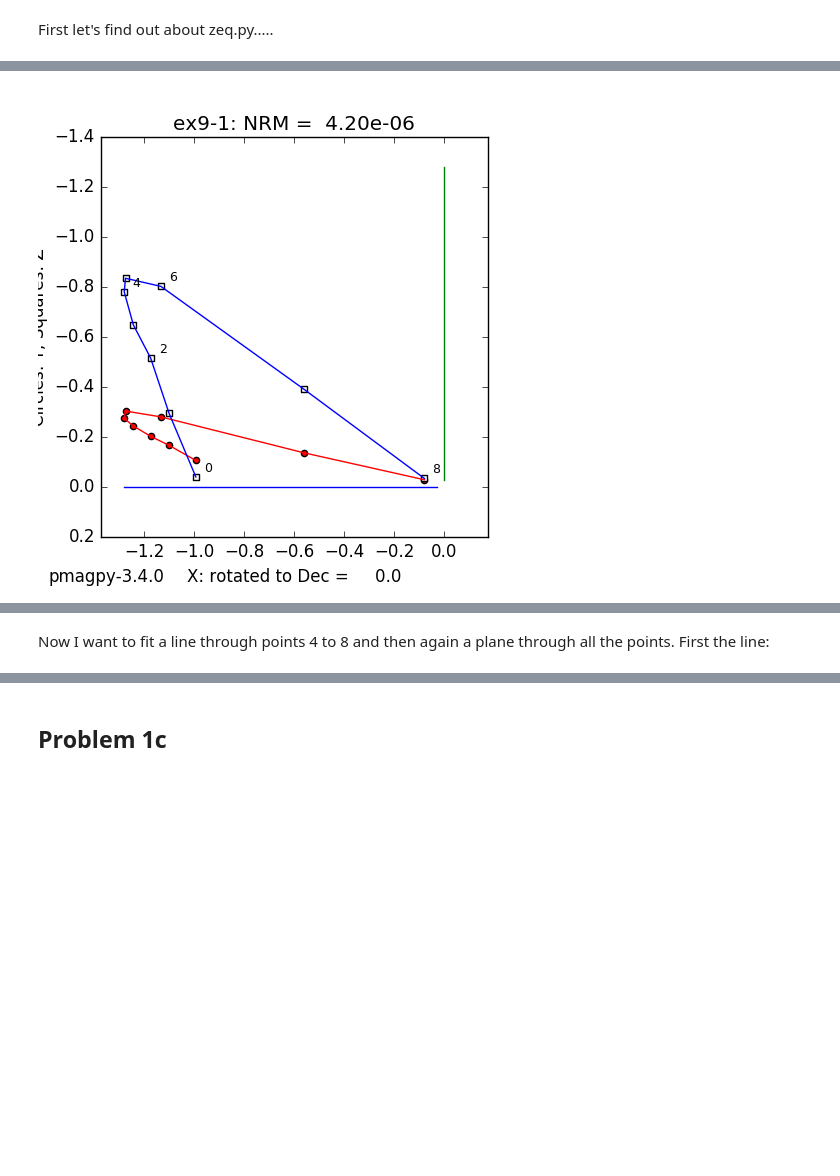
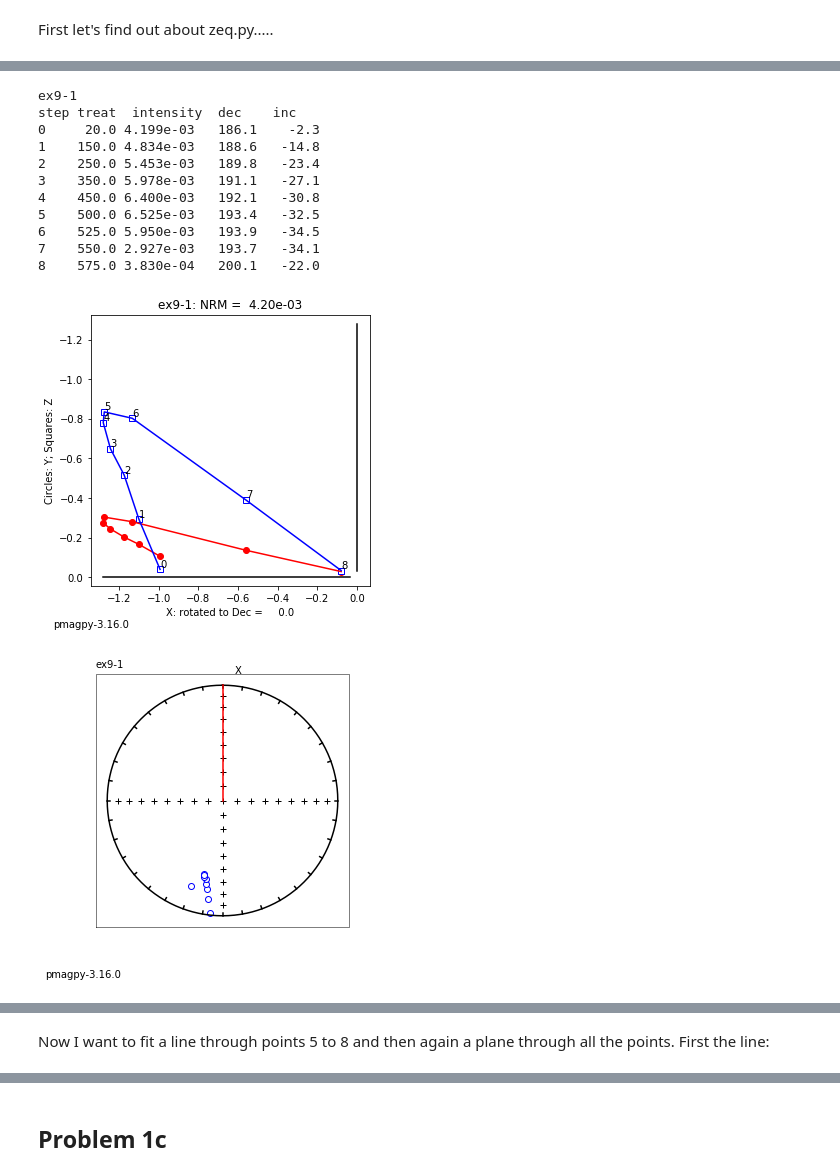
Before and after one commit to ltauxe/Essentials_Notebooks, a Jupyter notebook: Chapter_09/essentials_ch_9.ipynb, the cells around one changed output, grey strips where cells are left out. Saved outputs shown, nothing was run; the diff lists cells and outputs as text; code cells hidden in the pictures; blank space fills up the shorter version.

```diff
--- a/Chapter_09/essentials_ch_9.ipynb
+++ b/Chapter_09/essentials_ch_9.ipynb
@@ -81,5 +83,19 @@ Ahhhh..  so I just set the -f, -u, -sav and -fmt flags:
-# %%
-from IPython.display import Image
-Image(filename='ex9-1_zijd.png')
-# %% [output]
-[figure, removed]
+# %%
+
+reload(ipmag)
+reload(pmagplotlib)
+ipmag.zeq(path_to_file='Chapter_9',file='zijd_example.txt', units='C')
+# %% [output]
+ex9-1
+step treat  intensity  dec    inc
+0     20.0 4.199e-03   186.1    -2.3
+1    150.0 4.834e-03   188.6   -14.8
+2    250.0 5.453e-03   189.8   -23.4
+3    350.0 5.978e-03   191.1   -27.1
+4    450.0 6.400e-03   192.1   -30.8
+5    500.0 6.525e-03   193.4   -32.5
+6    525.0 5.950e-03   193.9   -34.5
+7    550.0 2.927e-03   193.7   -34.1
+8    575.0 3.830e-04   200.1   -22.0
+[figure, added]
+[figure, added]
@@ -86,2 +103,2 @@ Image(filename='ex9-1_zijd.png')
 # %% [markdown]
-Now I want to fit a line through points 4 to 8 and then again a plane through all the points.  First the line:
+Now I want to fit a line through points 5 to 8 and then again a plane through all the points.  First the line:
```
Also changed, not shown: parts of 22 cells of this notebook, 22 other files.
